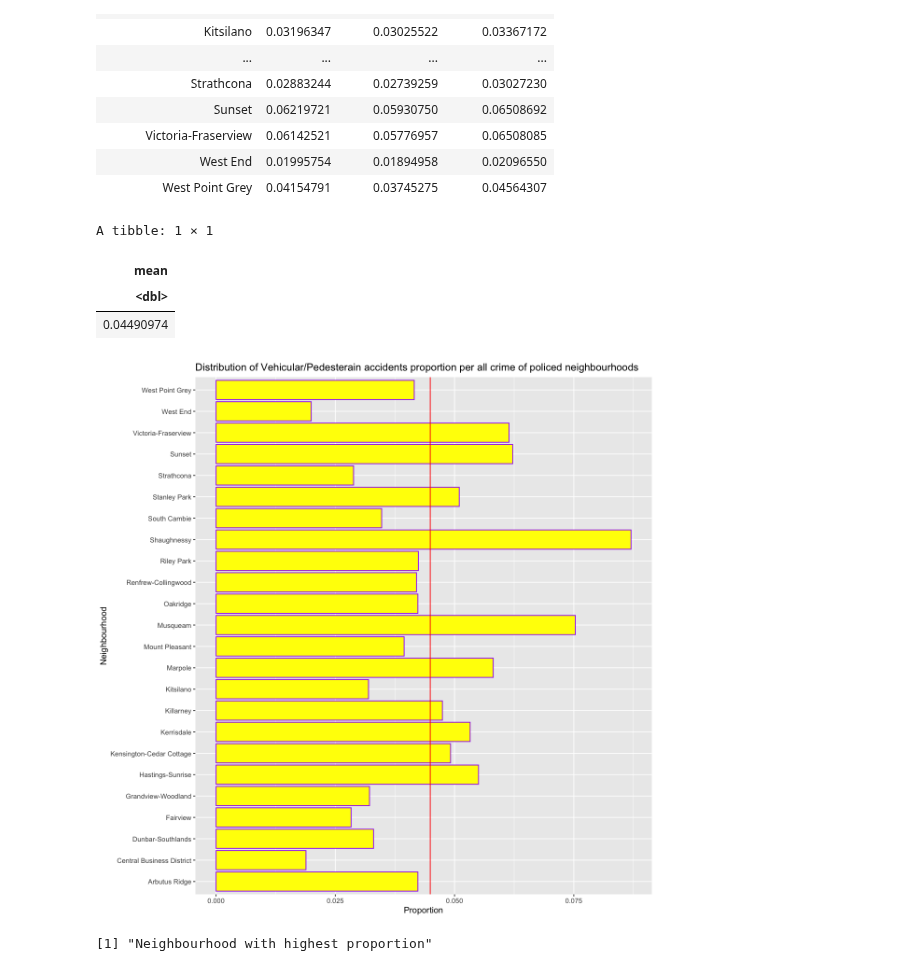
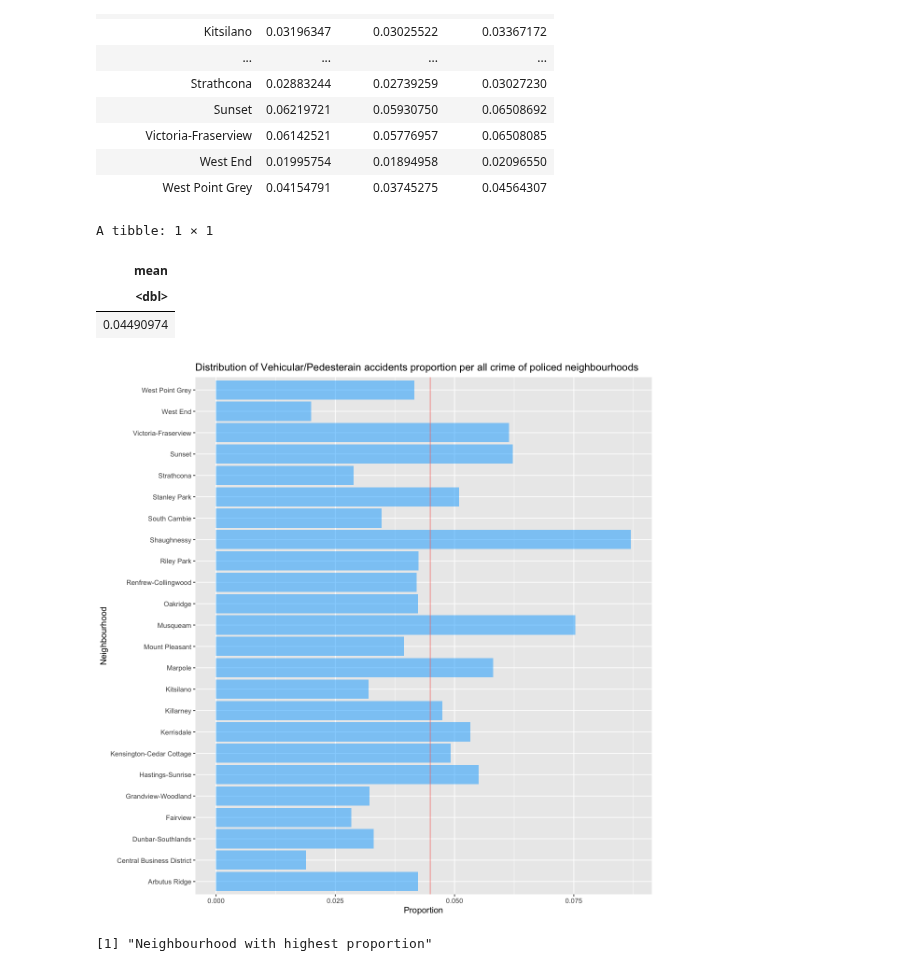
Before and after one commit to pbrar17/VPD-Crime-Analysis, a Jupyter notebook: 14.ipynb, the cells around one changed output. Saved outputs shown, nothing was run; the diff lists cells and outputs as text; code cells hidden in the pictures.

```diff
--- a/14.ipynb
+++ b/14.ipynb
@@ -211,25 +216,25 @@ A tibble: 24 × 4
 # %%
 mean_prop = endpoints %>%
     summarize(mean = mean(prop))
 mean_prop
 options(repr.plot.width = 10, repr.plot.height = 10)
 graph <- endpoints %>%
     ggplot(aes(x = NEIGHBOURHOOD, y = prop))+
-    geom_bar(stat = "identity", colour = "purple", fill = "yellow")+
+    geom_bar(stat = "identity", fill = "#00abff", alpha=0.5)+
     xlab("Neighbourhood") +
     ylab("Proportion") +
     ggtitle("Distribution of Vehicular/Pedesterain accidents proportion per all crime of policed neighbourhoods") +
     coord_flip() +
-    geom_hline(yintercept=mean_prop$mean, linetype = "solid", colour = "red")
+    geom_hline(yintercept=mean_prop$mean, linetype = "solid", colour = "#F8766D", alpha=0.7)
 graph
 #As you can see, while the mean of all the proportions is 0l04490974, and while most neighbourhoods are close to it, there are a
 #few outliers, and the cause of these has to be determined so we can help make it more even across all neighbourhoods in Vancouver.
 # %% [output]
 A tibble: 1 × 1
 | mean |
 | <dbl> |
 | 0.04490974 |
-[figure, old version]
+[figure, new version]
 # %%
 print("Neighbourhood with highest proportion")
 slice_max(endpoints, prop)
```
Also changed, not shown: parts of 3 cells of this notebook.
